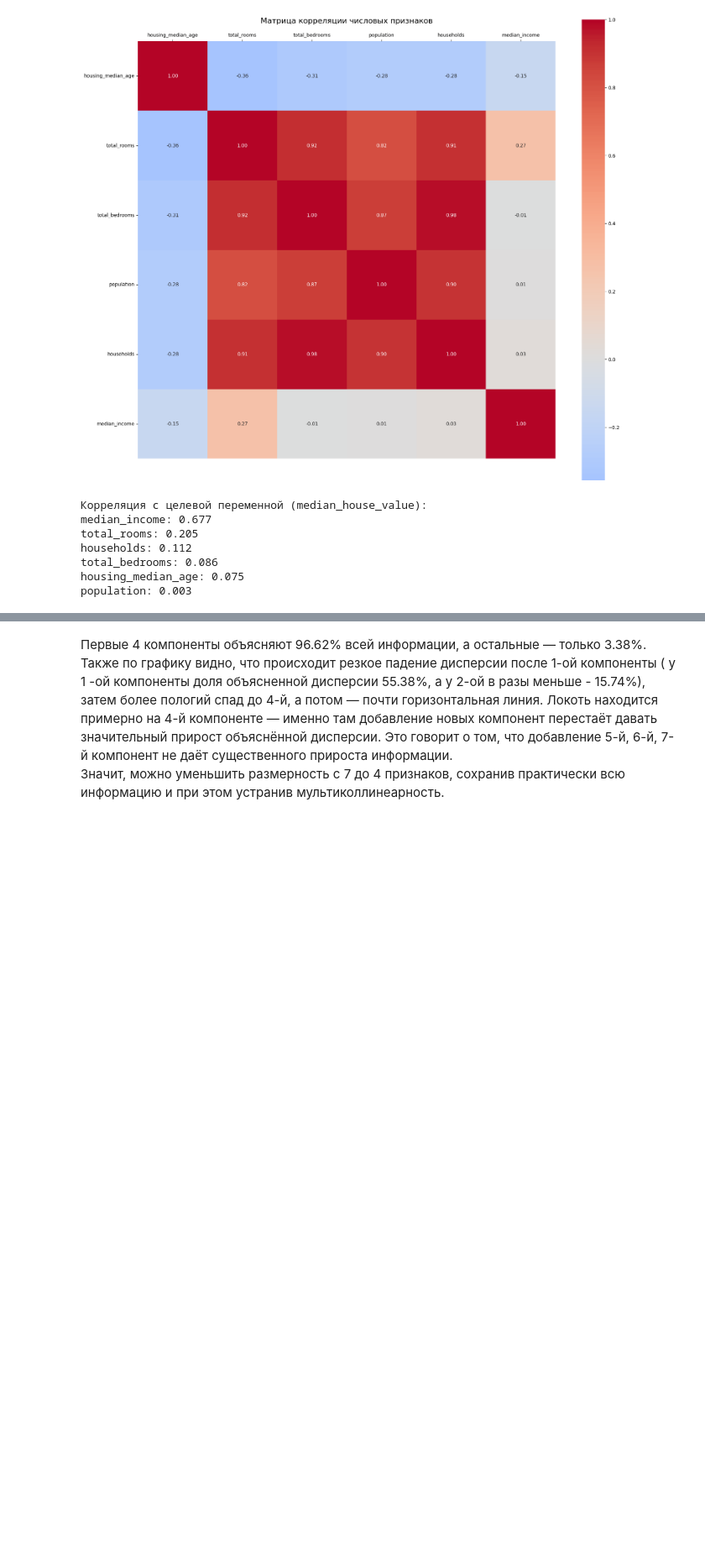
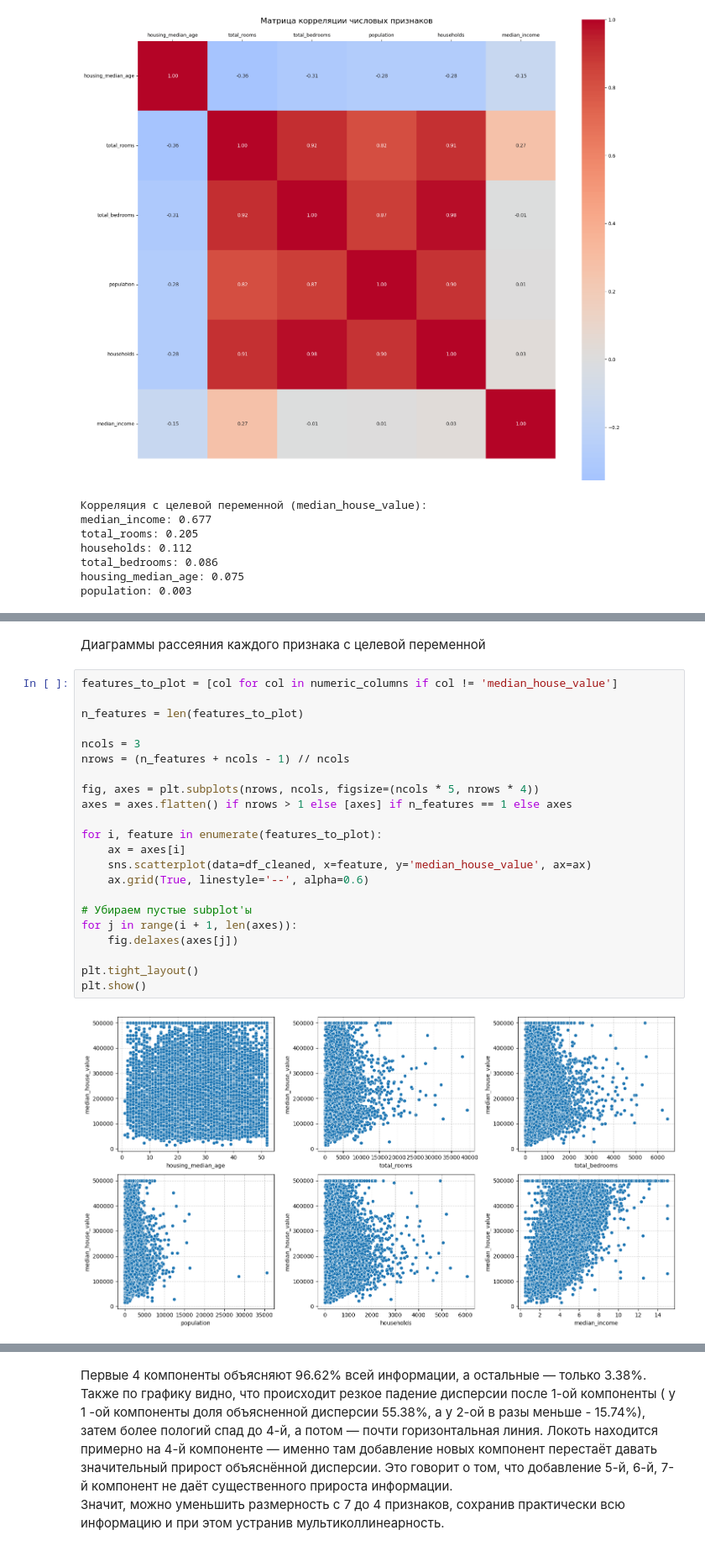
Before and after one commit to DaryaBorovinskaya/MAD_lab3, a Jupyter notebook: lab3.ipynb, the cells around one changed output, grey strips where cells are left out. Shown at 84% size. Drawn from its saved outputs; the diff is of its cells as text; blank space fills up the shorter version.

```diff
--- a/lab3.ipynb
+++ b/lab3.ipynb
@@ -268 +313,27 @@ z - стандартизированное значение
+# %% [markdown]
+Диаграммы рассеяния каждого признака с целевой переменной
+# %%
+features_to_plot = [col for col in numeric_columns if col != 'median_house_value']
+
+n_features = len(features_to_plot)
+
+ncols = 3
+nrows = (n_features + ncols - 1) // ncols
+
+fig, axes = plt.subplots(nrows, ncols, figsize=(ncols * 5, nrows * 4))
+axes = axes.flatten() if nrows > 1 else [axes] if n_features == 1 else axes
+
+for i, feature in enumerate(features_to_plot):
+    ax = axes[i]
+    sns.scatterplot(data=df_cleaned, x=feature, y='median_house_value', ax=ax)
+    ax.grid(True, linestyle='--', alpha=0.6)
+
+# Убираем пустые subplot'ы
+for j in range(i + 1, len(axes)):
+    fig.delaxes(axes[j])
+
+plt.tight_layout()
+plt.show()
+# %% [output]
+[figure, added]
 # %% [markdown]
```
Also changed, not shown: parts of 9 cells of this notebook.
